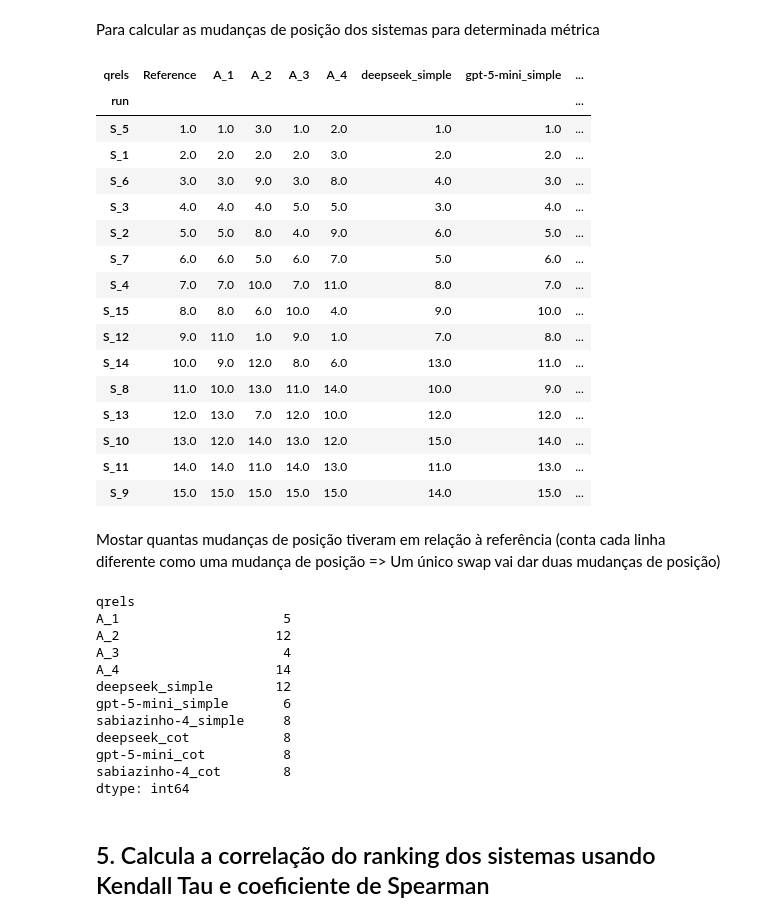
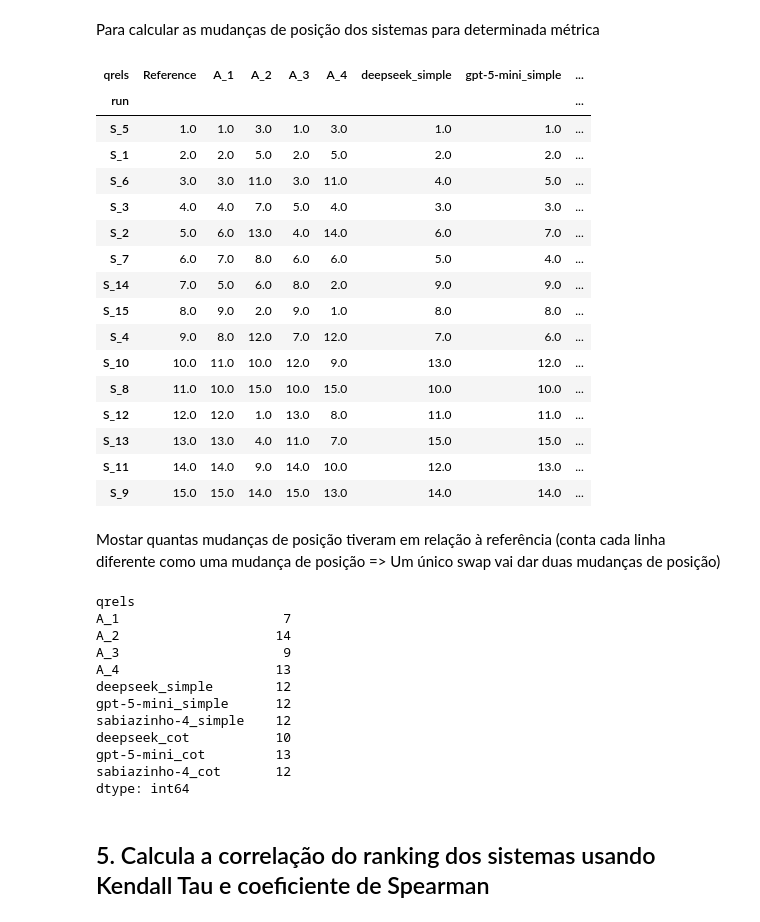
Before and after one commit to carisio/NormasTCU, a Jupyter notebook: 8 - Comparação ranking sistemas.ipynb, the cells around one changed output. Saved outputs shown, nothing was run; the diff lists cells and outputs as text; code cells hidden in the pictures.

```diff
--- a/8 - Comparação ranking sistemas.ipynb
+++ b/8 - Comparação ranking sistemas.ipynb
@@ -210,39 +210,39 @@ x
 Para calcular as mudanças de posição dos sistemas para determinada métrica
 # %%
 # filtra só a métrica desejada
-df = df_metricas[df_metricas.metric == f'nDCG@{k}'].copy()
+df = df_metricas[df_metricas.metric == f'R@{k}'].copy()
 
 # calcula rank dentro de cada qrels
 df['rank'] = df.groupby('qrels')['value'].rank(ascending=False, method='min')
 
 # cria tabela runs x qrels
 table = df.pivot(index='run', columns='qrels', values='rank')
 
 # garante ordem das colunas
 table = table[subtitle_order]
 
 # ordena linhas pelo qrels de referência
 table = table.sort_values(NOME_QRELS_REF)
 
 table
 # %% [output]
 | qrels | Reference | A_1 | A_2 | A_3 | A_4 | deepseek_simple | gpt-5-mini_simple | ... |
 | run |  |  |  |  |  |  |  | ... |
-| S_5 | 1.0 | 1.0 | 3.0 | 1.0 | 2.0 | 1.0 | 1.0 | ... |
-| S_1 | 2.0 | 2.0 | 2.0 | 2.0 | 3.0 | 2.0 | 2.0 | ... |
-| S_6 | 3.0 | 3.0 | 9.0 | 3.0 | 8.0 | 4.0 | 3.0 | ... |
-| S_3 | 4.0 | 4.0 | 4.0 | 5.0 | 5.0 | 3.0 | 4.0 | ... |
-| S_2 | 5.0 | 5.0 | 8.0 | 4.0 | 9.0 | 6.0 | 5.0 | ... |
-| S_7 | 6.0 | 6.0 | 5.0 | 6.0 | 7.0 | 5.0 | 6.0 | ... |
-| S_4 | 7.0 | 7.0 | 10.0 | 7.0 | 11.0 | 8.0 | 7.0 | ... |
-| S_15 | 8.0 | 8.0 | 6.0 | 10.0 | 4.0 | 9.0 | 10.0 | ... |
-| S_12 | 9.0 | 11.0 | 1.0 | 9.0 | 1.0 | 7.0 | 8.0 | ... |
-| S_14 | 10.0 | 9.0 | 12.0 | 8.0 | 6.0 | 13.0 | 11.0 | ... |
-| S_8 | 11.0 | 10.0 | 13.0 | 11.0 | 14.0 | 10.0 | 9.0 | ... |
-| S_13 | 12.0 | 13.0 | 7.0 | 12.0 | 10.0 | 12.0 | 12.0 | ... |
-| S_10 | 13.0 | 12.0 | 14.0 | 13.0 | 12.0 | 15.0 | 14.0 | ... |
-| S_11 | 14.0 | 14.0 | 11.0 | 14.0 | 13.0 | 11.0 | 13.0 | ... |
-| S_9 | 15.0 | 15.0 | 15.0 | 15.0 | 15.0 | 14.0 | 15.0 | ... |
+| S_5 | 1.0 | 1.0 | 3.0 | 1.0 | 3.0 | 1.0 | 1.0 | ... |
+| S_1 | 2.0 | 2.0 | 5.0 | 2.0 | 5.0 | 2.0 | 2.0 | ... |
+| S_6 | 3.0 | 3.0 | 11.0 | 3.0 | 11.0 | 4.0 | 5.0 | ... |
+| S_3 | 4.0 | 4.0 | 7.0 | 5.0 | 4.0 | 3.0 | 3.0 | ... |
+| S_2 | 5.0 | 6.0 | 13.0 | 4.0 | 14.0 | 6.0 | 7.0 | ... |
+| S_7 | 6.0 | 7.0 | 8.0 | 6.0 | 6.0 | 5.0 | 4.0 | ... |
+| S_14 | 7.0 | 5.0 | 6.0 | 8.0 | 2.0 | 9.0 | 9.0 | ... |
+| S_15 | 8.0 | 9.0 | 2.0 | 9.0 | 1.0 | 8.0 | 8.0 | ... |
+| S_4 | 9.0 | 8.0 | 12.0 | 7.0 | 12.0 | 7.0 | 6.0 | ... |
+| S_10 | 10.0 | 11.0 | 10.0 | 12.0 | 9.0 | 13.0 | 12.0 | ... |
+| S_8 | 11.0 | 10.0 | 15.0 | 10.0 | 15.0 | 10.0 | 10.0 | ... |
+| S_12 | 12.0 | 12.0 | 1.0 | 13.0 | 8.0 | 11.0 | 11.0 | ... |
+| S_13 | 13.0 | 13.0 | 4.0 | 11.0 | 7.0 | 15.0 | 15.0 | ... |
+| S_11 | 14.0 | 14.0 | 9.0 | 14.0 | 10.0 | 12.0 | 13.0 | ... |
+| S_9 | 15.0 | 15.0 | 14.0 | 15.0 | 13.0 | 14.0 | 14.0 | ... |
 # %% [markdown]
 Mostar quantas mudanças de posição tiveram em relação à referência (conta cada linha diferente como uma mudança de posição => Um único swap vai dar duas mudanças de posição)
 # %%
@@ -254,16 +254,16 @@ mudancas = mudancas.drop(NOME_QRELS_REF)
 mudancas
 # %% [output]
 qrels
-A_1                     5
-A_2                    12
-A_3                     4
-A_4                    14
+A_1                     7
+A_2                    14
+A_3                     9
+A_4                    13
 deepseek_simple        12
-gpt-5-mini_simple       6
-sabiazinho-4_simple     8
-deepseek_cot            8
-gpt-5-mini_cot          8
-sabiazinho-4_cot        8
+gpt-5-mini_simple      12
+sabiazinho-4_simple    12
+deepseek_cot           10
+gpt-5-mini_cot         13
+sabiazinho-4_cot       12
 dtype: int64
 # %% [markdown]
 ## 5. Calcula a correlação do ranking dos sistemas usando Kendall Tau e coeficiente de Spearman
```
Also changed, not shown: parts of 1 cell of this notebook.
